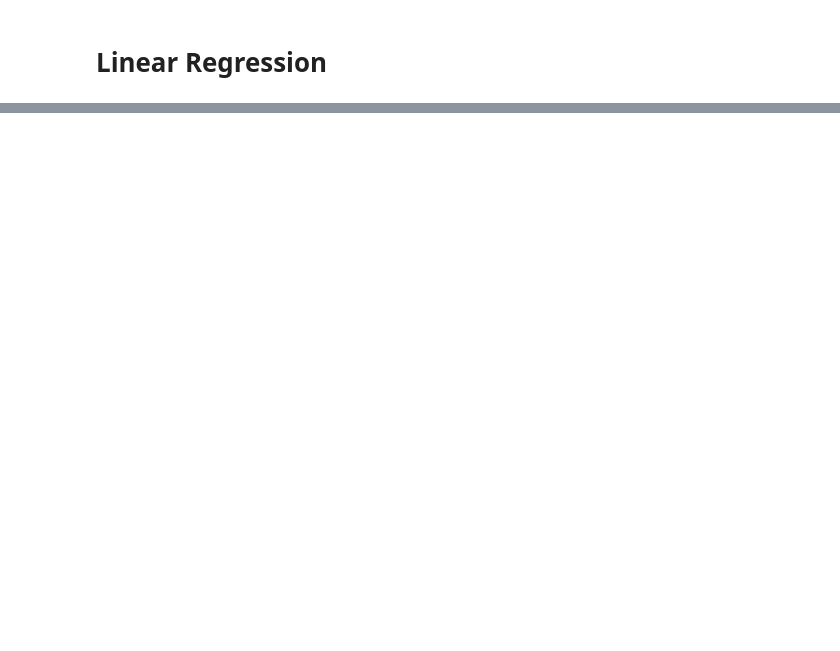
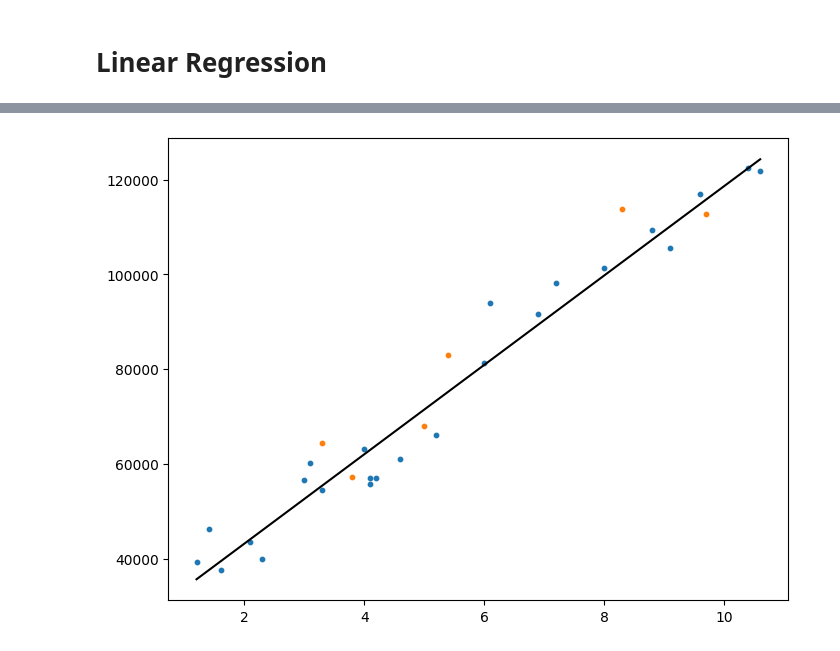
Before and after one commit to Eug-Chua/ML_Algorithms_from_Scratch, a Jupyter notebook: linear_regression.ipynb, the cells around one changed output, grey strips where cells are left out. Saved outputs shown, nothing was run; the diff lists cells and outputs as text; code cells hidden in the pictures; blank space fills up the shorter version.

```diff
--- a/linear_regression.ipynb
+++ b/linear_regression.ipynb
@@ -6,14 +8,26 @@ import matplotlib.pyplot as plt
 # %%
 class LinearRegression:
 
-    def __init__(self, lr=0.001, n_iters=1000):
+    def __init__(self, lr=0.05, n_iters=1000):
         self.lr = lr
         self.n_iters = n_iters
         self.weights = None
         self.bias = None
 
     def fit(self, X, y):
-        pass
+        n_samples, n_features = X.shape
+        self.weights = np.zeros(n_features)
+        self.bias = 0
+
+        for _ in range(self.n_iters):
+            y_predicted = np.dot(X, self.weights) + self.bias
+
+            dw = (1/n_samples) * np.dot(X.T, (y_predicted - y))
+            db = (1/n_samples) * np.sum(y_predicted - y)
+
+            self.weights -= self.lr * dw
+            self.bias -= self.lr * db
 
     def predict(self, X):
-        pass
+        y_predicted = np.dot(X, self.weights) + self.bias
+        return y_predicted
@@ -36,0 +73,9 @@ plt.scatter(housing['sqft_living'], housing['price'], s=5)
+# %%
+y_pred_line = regressor.predict(X)
+fig = plt.figure(figsize=(8,6))
+m1 = plt.scatter(X_train, y_train, s=10)
+m2 = plt.scatter(X_test, y_test, s=10)
+plt.plot(X, y_pred_line, color='black')
+plt.show()
+# %% [output]
+[figure, added]
```
Also changed, not shown: parts of 7 cells of this notebook.
